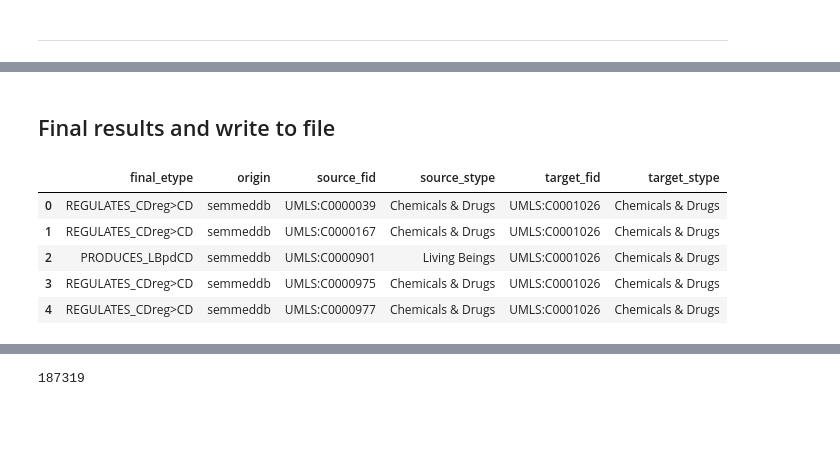
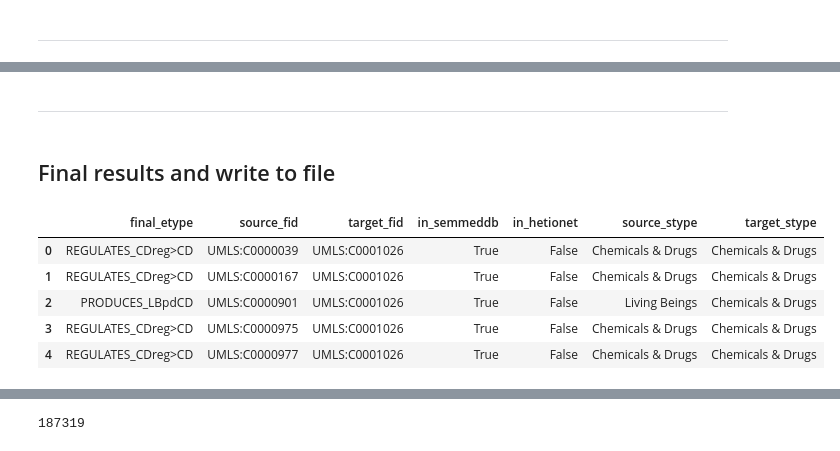
Before and after one commit to veleritas/walkpred, a Jupyter notebook: merge/hetio_semmed_merge.ipynb, the cells around one changed output, grey strips where cells are left out. Drawn from its saved outputs; the diff is of its cells as text; code cells hidden in the pictures; blank space fills up the shorter version.

```diff
--- a/merge/hetio_semmed_merge.ipynb
+++ b/merge/hetio_semmed_merge.ipynb
@@ -538,2 +578,4 @@ fhedges.shape
+# %% [markdown]
+---
 # %% [markdown]
 ## Final results and write to file
@@ -566,9 +582,34 @@ merged_network = (sedges
+# %%
+edges_final = (fsedges
+    .merge(
+        fhedges, how="outer",
+        on=["source_fid", "target_fid", "final_etype"]
+    )
+    .assign(
+        source_stype = lambda df: df["source_stype_x"].fillna(df["source_stype_y"]),
+        target_stype = lambda df: df["target_stype_x"].fillna(df["target_stype_y"]),
+    )
+    .drop([
+        "source_stype_x", "source_stype_y",
+        "target_stype_x", "target_stype_y"], axis=1
+    )
+    .fillna(False)
+    .replace({
+        "semmeddb": True,
+        "hetionet": True
+    })
+    .rename(columns={
+        "origin_x": "in_semmeddb",
+        "origin_y": "in_hetionet"
+    })
+    .reset_index(drop=True)
+)
 # %%
-merged_network.head()
+edges_final.head()
 # %% [output]
-|  | final_etype | origin | source_fid | source_stype | target_fid | target_stype |
-| 0 | REGULATES_CDreg>CD | semmeddb | UMLS:C0000039 | Chemicals & Drugs | UMLS:C0001026 | Chemicals & Drugs |
-| 1 | REGULATES_CDreg>CD | semmeddb | UMLS:C0000167 | Chemicals & Drugs | UMLS:C0001026 | Chemicals & Drugs |
-| 2 | PRODUCES_LBpdCD | semmeddb | UMLS:C0000901 | Living Beings | UMLS:C0001026 | Chemicals & Drugs |
-| 3 | REGULATES_CDreg>CD | semmeddb | UMLS:C0000975 | Chemicals & Drugs | UMLS:C0001026 | Chemicals & Drugs |
-| 4 | REGULATES_CDreg>CD | semmeddb | UMLS:C0000977 | Chemicals & Drugs | UMLS:C0001026 | Chemicals & Drugs |
+|  | final_etype | source_fid | target_fid | in_semmeddb | in_hetionet | source_stype | target_stype |
+| 0 | REGULATES_CDreg>CD | UMLS:C0000039 | UMLS:C0001026 | True | False | Chemicals & Drugs | Chemicals & Drugs |
+| 1 | REGULATES_CDreg>CD | UMLS:C0000167 | UMLS:C0001026 | True | False | Chemicals & Drugs | Chemicals & Drugs |
+| 2 | PRODUCES_LBpdCD | UMLS:C0000901 | UMLS:C0001026 | True | False | Living Beings | Chemicals & Drugs |
+| 3 | REGULATES_CDreg>CD | UMLS:C0000975 | UMLS:C0001026 | True | False | Chemicals & Drugs | Chemicals & Drugs |
+| 4 | REGULATES_CDreg>CD | UMLS:C0000977 | UMLS:C0001026 | True | False | Chemicals & Drugs | Chemicals & Drugs |
```
Also changed, not shown: parts of 14 cells of this notebook.
